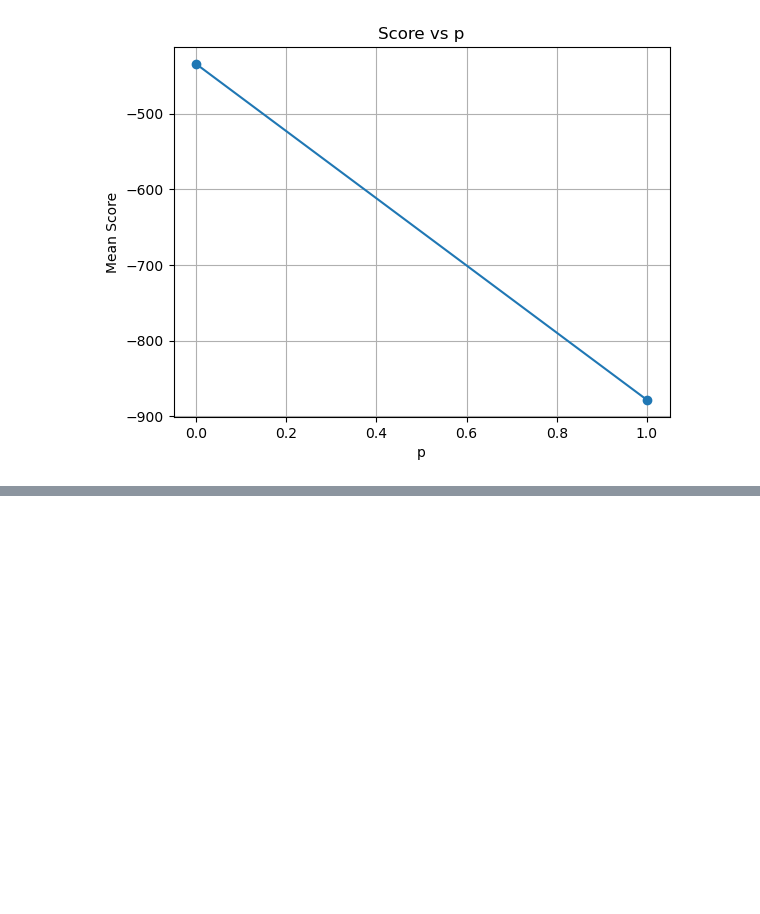
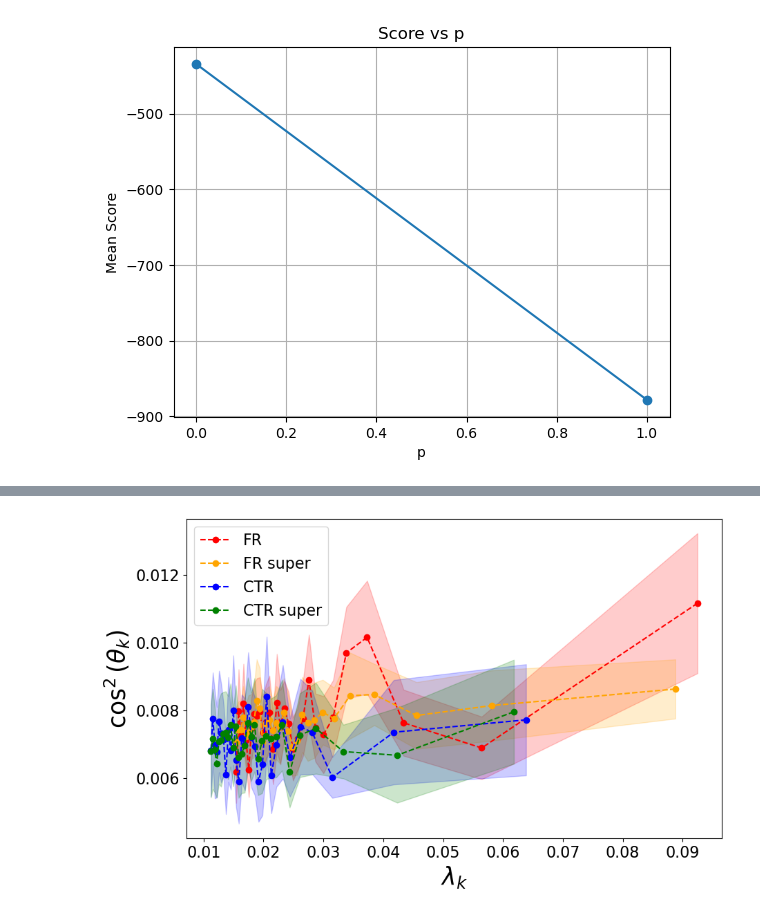
Before and after one commit to scastedo/wishart-process, a Jupyter notebook: z_castedo_wishart_test_2.ipynb, the cells around one changed output, grey strips where cells are left out. Saved outputs shown, nothing was run; the diff lists cells and outputs as text; code cells hidden in the pictures; blank space fills up the shorter version.

```diff
--- a/z_castedo_wishart_test_2.ipynb
+++ b/z_castedo_wishart_test_2.ipynb
@@ -159,7 +159,7 @@ plt.grid()
 # %% [output]
 [figure]
 # %%
-TEST_DATA = remove_neurons(HUNGRY_DECONV,HUNGRY_ANGLE,HUNGRY_SF,0)[:,:,1,:,40:80]
+TEST_DATA = remove_neurons(HUNGRY_DECONV,HUNGRY_ANGLE,HUNGRY_SF,1)[:,:,3,:,40:80]
 # Animal = 0, SF = 0 and during response
 TEST_RESPONSE = jnp.nanmean(TEST_DATA,axis = -1) # Shape N x C x K
 TEST_RESPONSE = jnp.transpose(TEST_RESPONSE, (2,1,0)) # Shape K X C X N
@@ -632,3 +635,91 @@ for param in param_keys:
 [figure]
 [figure]
 [figure]
+# %%
+import numpy as np
+import matplotlib.pyplot as plt
+data = np.load('../Data/overlaps_sated_food_restricted_super.npz')
+overlaps_fr_normal = data['overlaps_fr_normal']
+eigs_fr_normal = data['eigs_fr_normal']
+overlaps_fr_super = data['overlaps_fr_super']
+eigs_fr_super = data['eigs_fr_super']
+
+print('overlaps_fr_normal shape:', overlaps_fr_normal.shape)
+print('eigs_fr_normal shape:', eigs_fr_normal.shape)
+
+def extract_plot_vectors(overlaps, eigs):
+    total_k = eigs.shape[-1]
+    n_anim = overlaps.shape[0]
+    evals_plot = np.zeros((n_anim, total_k))
+    dots_plot  = np.zeros((n_anim, total_k))
+
+    for i in range(n_anim):
+        evals_plot[i] = np.nanmean(eigs[i,:,:,:], axis=(0,1))
+        dots_plot[i] = np.nanmean(overlaps[i,:,:,:], axis=(0,1)) # → (total_k,)
+
+    return evals_plot, dots_plot,
+
+# Extract for each group
+fr_evals_plot, fr_dots_plot = extract_plot_vectors(overlaps_fr_normal, eigs_fr_normal)
+
+# Panel 1: eigenvalue size vs dot product, with across‐animal mean ± SEM
+x_fr = np.nanmean(fr_evals_plot, axis=0)
+y_fr = np.nanmean(fr_dots_plot, axis=0)
+sem_fr = np.nanstd(fr_dots_plot, axis=0, ddof=1) / np.sqrt(fr_dots_plot.shape[0])
+
+plt.figure(figsize=(10, 6))
+plt.plot(x_fr, y_fr, 'o--', color='red',   label='FR')
+plt.fill_between(x_fr, y_fr - sem_fr, y_fr + sem_fr, color='red',   alpha=0.2)
+
+fr_evals_plot, fr_dots_plot = extract_plot_vectors(overlaps_fr_super, eigs_fr_super)
+x_fr = np.nanmean(fr_evals_plot, axis=0)
+y_fr = np.nanmean(fr_dots_plot, axis=0)
+sem_fr = np.nanstd(fr_dots_plot, axis=0, ddof=1) / np.sqrt(fr_dots_plot.shape[0])
+
+plt.plot(x_fr, y_fr, 'o--', color='orange',   label='FR super')
+plt.fill_between(x_fr, y_fr - sem_fr, y_fr + sem_fr, color='orange',   alpha=0.2)
+
+
+data = np.load('../Data/overlaps_sated_control_super.npz')
+overlaps_ctr_normal = data['overlaps_ctr_normal']
+eigs_ctr_normal = data['eigs_ctr_normal']
+overlaps_ctr_super = data['overlaps_ctr_super']
+eigs_ctr_super = data['eigs_ctr_super']
+
+
+# Extract for each group
+ctr_evals_plot, ctr_dots_plot = extract_plot_vectors(overlaps_ctr_normal, eigs_ctr_normal)
+# Panel 1: eigenvalue size vs dot product, with across‐animal mean ± SEM
+x_ctr = np.nanmean(ctr_evals_plot, axis=0)
+y_ctr = np.nanmean(ctr_dots_plot, axis=0)
+sem_ctr = np.nanstd(ctr_dots_plot, axis=0, ddof=1) / np.sqrt(ctr_dots_plot.shape[0])
+plt.plot(x_ctr, y_ctr, 'o--', color='blue', label='CTR ')
+plt.fill_between(x_ctr, y_ctr - sem_ctr, y_ctr + sem_ctr, color='blue', alpha=0.2)
+# Extract for each group
+ctr_evals_plot, ctr_dots_plot = extract_plot_vectors(overlaps_ctr_super, eigs_ctr_super)
+x_ctr = np.nanmean(ctr_evals_plot, axis=0)
+y_ctr = np.nanmean(ctr_dots_plot, axis=0)
+sem_ctr = np.nanstd(ctr_dots_plot, axis=0, ddof=1) / np.sqrt(ctr_dots_plot.shape[0])
+plt.plot(x_ctr, y_ctr, 'o--', color='green', label='CTR super')
+plt.fill_between(x_ctr, y_ctr - sem_ctr, y_ctr + sem_ctr, color='green', alpha=0.2)
+
+
+
+
+
+
+
+
+
+
+
+
+
+plt.xlabel(r'$\lambda_k$',fontsize = 25)
+# plt.ylabel(r'$|\Delta \mu \cdot \text{e}_k|$',fontsize = 25)
+plt.ylabel(r'$\cos^2(\theta_k)$', fontsize = 25)
+plt.legend(fontsize =16, loc='upper left')
+plt.xticks(fontsize=16)
+plt.yticks(fontsize=16)
+plt.savefig('eigenvalue_dot_product.svg',bbox_inches='tight')
+# %% [output]
@@ -634,0 +728 @@ for param in param_keys:
+[figure, added]
```
Also changed, not shown: parts of 3 cells of this notebook, 3 other files.
